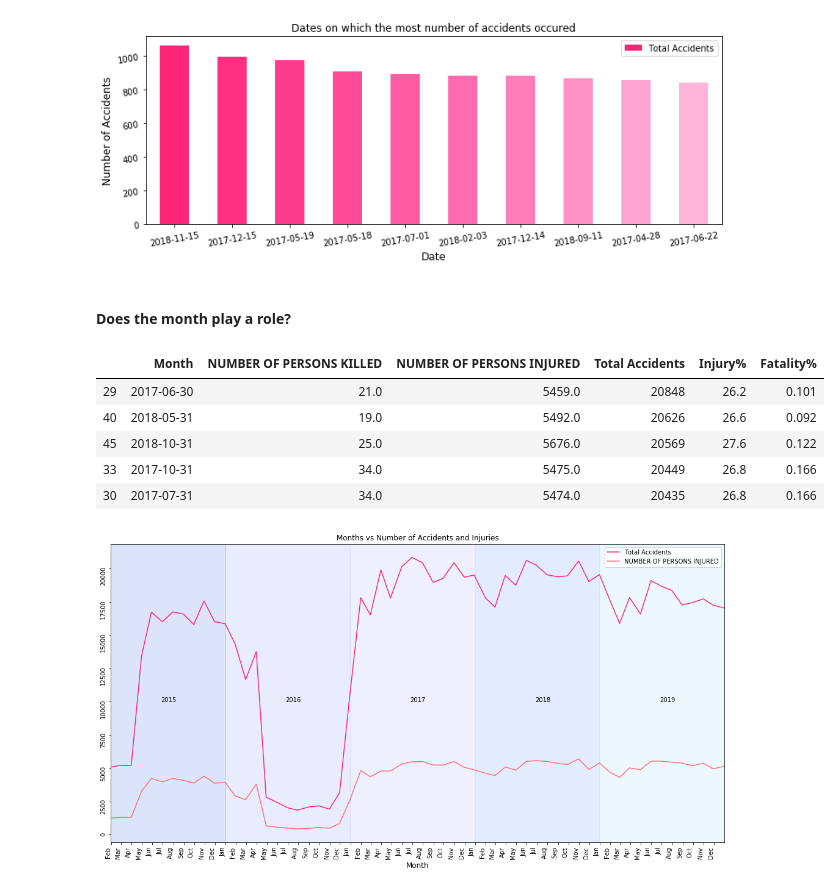
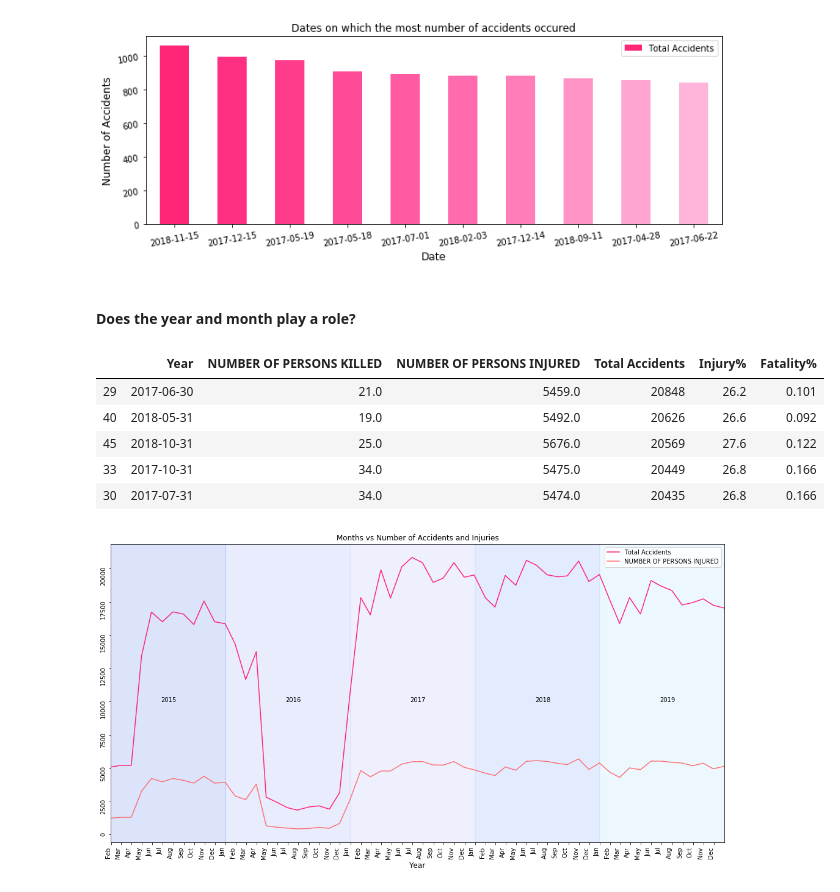
Before and after one commit to skhiearth/NYC-Motor-Vehicle-Collisions, a Jupyter notebook: NYC-Motor-Vehicle-Collisions.ipynb, the cells around one changed output. Saved outputs shown, nothing was run; the diff lists cells and outputs as text; code cells hidden in the pictures.

```diff
--- a/NYC-Motor-Vehicle-Collisions.ipynb
+++ b/NYC-Motor-Vehicle-Collisions.ipynb
@@ -466,42 +466,42 @@ fig.savefig('plots/date_accidents.png', dpi=500)
 # %% [output]
 [figure]
 # %% [markdown]
-#### Does the month play a role?
+#### Does the year and month play a role?
 # %%
 # Monthly Data
 month_only = raw_data.copy()
 month_only['Date'] = month_only['CRASH_DATE_TIME']
 mask = month_only['Date'] > '2014-12-31'
 month_only = month_only[mask]
 
 mask2 = month_only['Date'] < '2019-12-31'
 month_only = month_only[mask2]
 
 # Set dates to end of the month
-month_only['Month'] = month_only['Date'].map(
+month_only['Year'] = month_only['Date'].map(
     lambda x: datetime.datetime(
         x.year,
         x.month,
         max(calendar.monthcalendar(x.year, x.month)[-1][:5])
     )
 )
 
 # Calculate the number of people killed, injured and total accidents for each month
-month_wise = month_only.groupby(['Month'])\
+month_wise = month_only.groupby(['Year'])\
 ['NUMBER OF PERSONS KILLED', 'NUMBER OF PERSONS INJURED'].agg('sum').reset_index()
 
-month_wise['Total Accidents'] = month_only.groupby(['Month']).size().\
+month_wise['Total Accidents'] = month_only.groupby(['Year']).size().\
 reset_index(name='NoOfAccidents').NoOfAccidents
 
 # Injuries and Fatalities as Percentages
 month_wise['Injury%'] = round((month_wise['NUMBER OF PERSONS INJURED']/month_wise['Total Accidents'] * 100), 1)
 month_wise['Fatality%'] = round((month_wise['NUMBER OF PERSONS KILLED']/month_wise['Total Accidents'] * 100), 3)
 
 month_wise = month_wise.sort_values('Total Accidents', ascending = False)
 
 month_wise.head()
 # %% [output]
-|  | Month | NUMBER OF PERSONS KILLED | NUMBER OF PERSONS INJURED | Total Accidents | Injury% | Fatality% |
+|  | Year | NUMBER OF PERSONS KILLED | NUMBER OF PERSONS INJURED | Total Accidents | Injury% | Fatality% |
 | 29 | 2017-06-30 | 21.0 | 5459.0 | 20848 | 26.2 | 0.101 |
 | 40 | 2018-05-31 | 19.0 | 5492.0 | 20626 | 26.6 | 0.092 |
 | 45 | 2018-10-31 | 25.0 | 5676.0 | 20569 | 27.6 | 0.122 |
```
Also changed, not shown: parts of 5 cells of this notebook.
